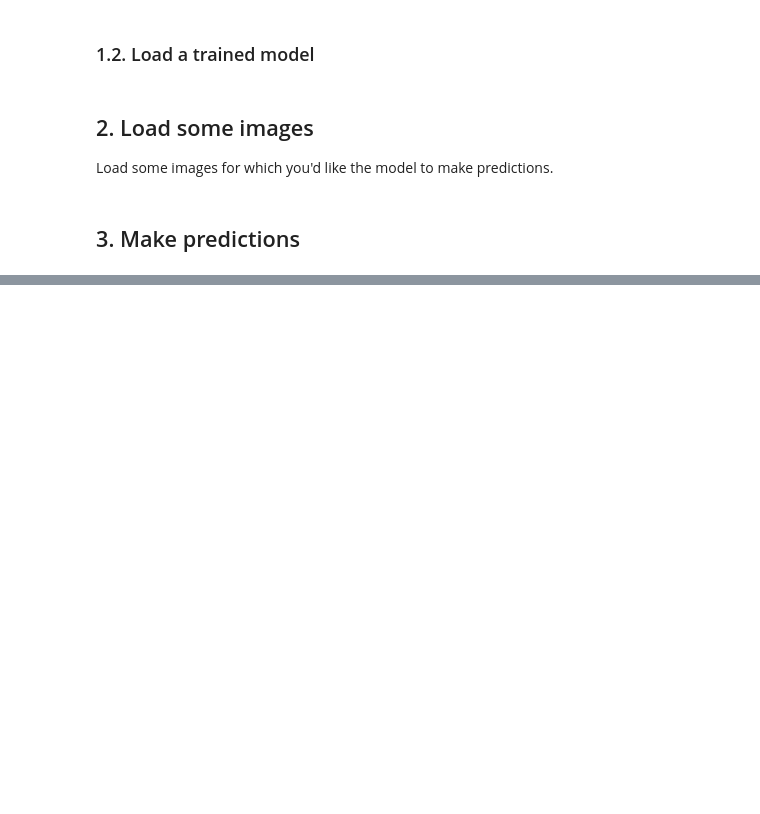
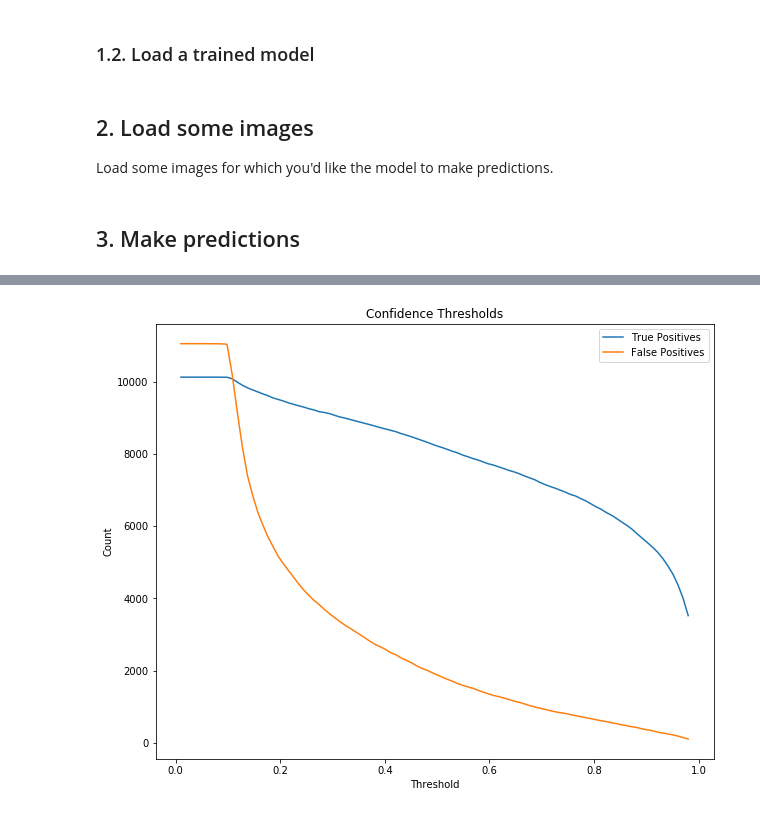
Before and after one commit to mdsmith-cim/ssd_keras, a Jupyter notebook: ssd300_inference_dropout_multi_img-proper.ipynb, the cells around one changed output, grey strips where cells are left out. Drawn from its saved outputs; the diff is of its cells as text; code cells hidden in the pictures; blank space fills up the shorter version.

Commit message:
working predictions and plotting finally

```diff
--- a/ssd300_inference_dropout_multi_img-proper.ipynb
+++ b/ssd300_inference_dropout_multi_img-proper.ipynb
@@ -650,2 +662,0 @@ def match_predictions(prediction_list, id_list, gt_list,
-# %%
-tp, fp, cum_tp, cum_fp = match_predictions(prediction_list, id_list, gt_list)
@@ -701,0 +670,25 @@ array([  0,   0,   0,   0,   0,   0,   0,   0,   0,   0,   0,   0,   0,
+# %%
+# Threshold predictions in different ways: either confidence or entropy
+# Removes any predictions less than the threshold
+def threshold_predictions(prediction_list, threshold_type='confidence', threshold=0.5):
+    if threshold_type == 'confidence':
+        index = 1
+        operator = np.greater_equal
+    elif threshold_type == 'entropy':
+        index = 2
+        operator = np.less_equal
+    else:
+        raise Exception('Unknown threshold type')
+
+    new_img_list = []
+    for img_pred in prediction_list:
+        new_detection_list = []
+        for det in img_pred:
+            if operator(det[index], threshold):
+                new_detection_list.append(det)
+        new_img_list.append(np.array(new_detection_list))
+
+    return new_img_list
+# %%
+thresholds_confidence = np.linspace(0.01, 0.98, 100, endpoint=True)
+thresholds_entropy = np.linspace(0.01, 1.5, 100, endpoint=True)
@@ -701,0 +698,8 @@ array([  0,   0,   0,   0,   0,   0,   0,   0,   0,   0,   0,   0,   0,
+# %%
+threshold_confidence_results = np.empty((len(thresholds_confidence), 2), dtype=np.int)
+for i, conf_thresh in tqdm(enumerate(thresholds_confidence), total=len(thresholds_confidence)):
+    new_pred_list = threshold_predictions(prediction_list, 'confidence', conf_thresh)
+    tp, fp = match_predictions(new_pred_list, id_list, gt_list)
+    total_tp = get_total(tp)
+    total_fp = get_total(fp)
+    threshold_confidence_results[i, :] = [total_tp, total_fp]
@@ -701,0 +719,12 @@ array([  0,   0,   0,   0,   0,   0,   0,   0,   0,   0,   0,   0,   0,
+# %%
+plt.ion()
+
+fig, ax0 = plt.subplots(nrows=1,ncols=1, figsize=(10, 8))
+ax0.set(title='Confidence Thresholds', xlabel='Threshold', ylabel='Count')
+ax0.plot(thresholds_confidence, threshold_confidence_results[:,0], "-", label="%s" % ('True Positives', ))
+ax0.plot(thresholds_confidence, threshold_confidence_results[:,1], "-", label="%s" % ('False Positives', ))
+ax0.legend(loc="upper right")
+
+fig.savefig('thresholds_conf.pdf')
+# %% [output]
+[figure, added]
```
Also changed, not shown: parts of 17 cells of this notebook.
